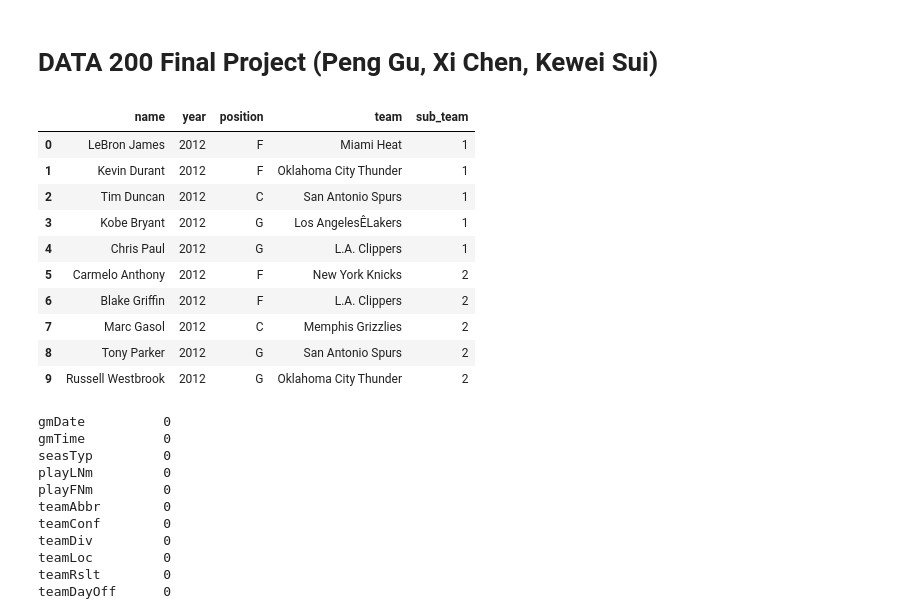
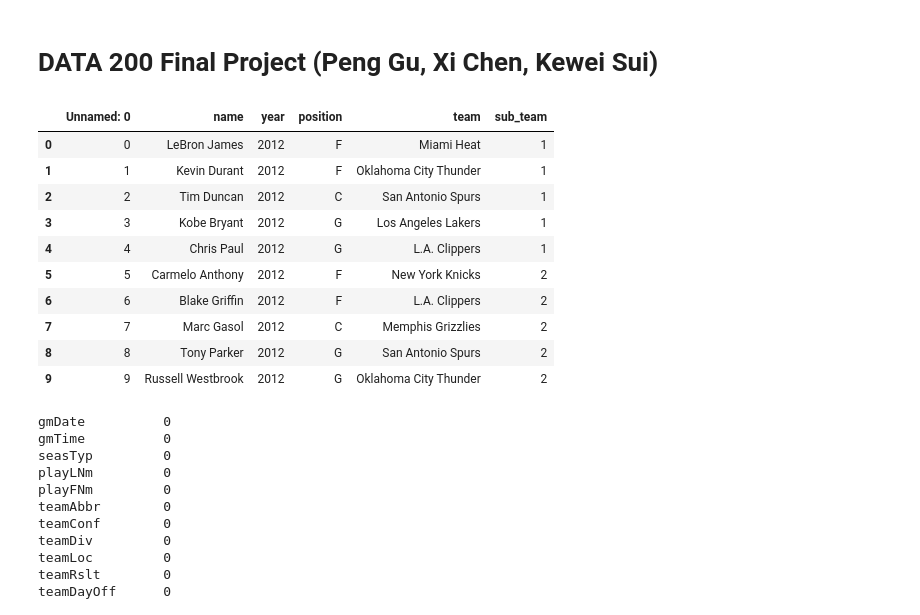
Before and after one commit to soraproducer/Data-200-Final-Project, a Jupyter notebook: final_project.ipynb, the cells around one changed output. Cells and saved outputs as stored; diff of their text form; code cells hidden in the pictures.

Commit message:
fixed all nba table

```diff
--- a/final_project.ipynb
+++ b/final_project.ipynb
@@ -15,21 +26,21 @@ sns.set(style = "whitegrid",
 # %%
 # import all datasets
 df_player = pd.read_csv('dataset/2012-18_playerBoxScore.csv')
-df_allnbatm = pd.read_csv('dataset/2012-18_all_nba_team.csv',encoding='latin-1')
+df_allnbatm = pd.read_csv('dataset/2012-18_all_nba_team.csv')
 df_player['gmDate'] = pd.to_datetime(df_player['gmDate'], format='%Y-%m-%d')
 df_allnbatm.head(10)
 # %% [output]
-|  | name | year | position | team | sub_team |
-| 0 | LeBron James | 2012 | F | Miami Heat | 1 |
-| 1 | Kevin Durant | 2012 | F | Oklahoma City Thunder | 1 |
-| 2 | Tim Duncan | 2012 | C | San Antonio Spurs | 1 |
-| 3 | Kobe Bryant | 2012 | G | Los AngelesÊLakers | 1 |
-| 4 | Chris Paul | 2012 | G | L.A. Clippers | 1 |
-| 5 | Carmelo Anthony | 2012 | F | New York Knicks | 2 |
-| 6 | Blake Griffin | 2012 | F | L.A. Clippers | 2 |
-| 7 | Marc Gasol | 2012 | C | Memphis Grizzlies | 2 |
-| 8 | Tony Parker | 2012 | G | San Antonio Spurs | 2 |
-| 9 | Russell Westbrook | 2012 | G | Oklahoma City Thunder | 2 |
+|  | Unnamed: 0 | name | year | position | team | sub_team |
+| 0 | 0 | LeBron James | 2012 | F | Miami Heat | 1 |
+| 1 | 1 | Kevin Durant | 2012 | F | Oklahoma City Thunder | 1 |
+| 2 | 2 | Tim Duncan | 2012 | C | San Antonio Spurs | 1 |
+| 3 | 3 | Kobe Bryant | 2012 | G | Los Angeles Lakers | 1 |
+| 4 | 4 | Chris Paul | 2012 | G | L.A. Clippers | 1 |
+| 5 | 5 | Carmelo Anthony | 2012 | F | New York Knicks | 2 |
+| 6 | 6 | Blake Griffin | 2012 | F | L.A. Clippers | 2 |
+| 7 | 7 | Marc Gasol | 2012 | C | Memphis Grizzlies | 2 |
+| 8 | 8 | Tony Parker | 2012 | G | San Antonio Spurs | 2 |
+| 9 | 9 | Russell Westbrook | 2012 | G | Oklahoma City Thunder | 2 |
 # %%
 # We set the number of NBA season based on the game date and the start date of each season in 2012-18
 start_dates = ['2012-10-30', '2013-10-29', '2014-10-28', '2015-10-27','2016-10-25','2017-10-17','2018-10-16']
```
Also changed, not shown: parts of 10 cells of this notebook, 1 other file.
